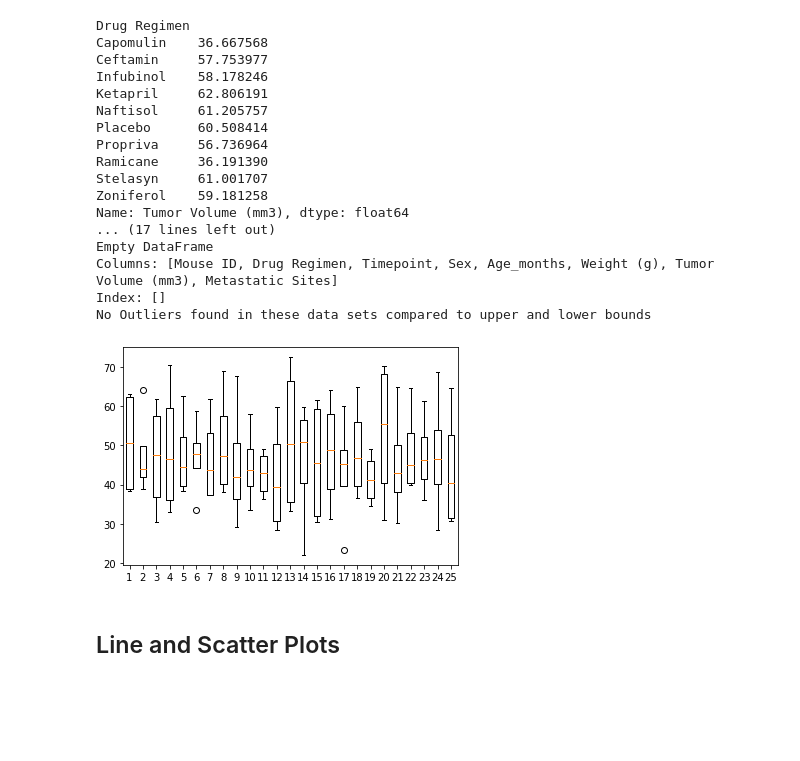
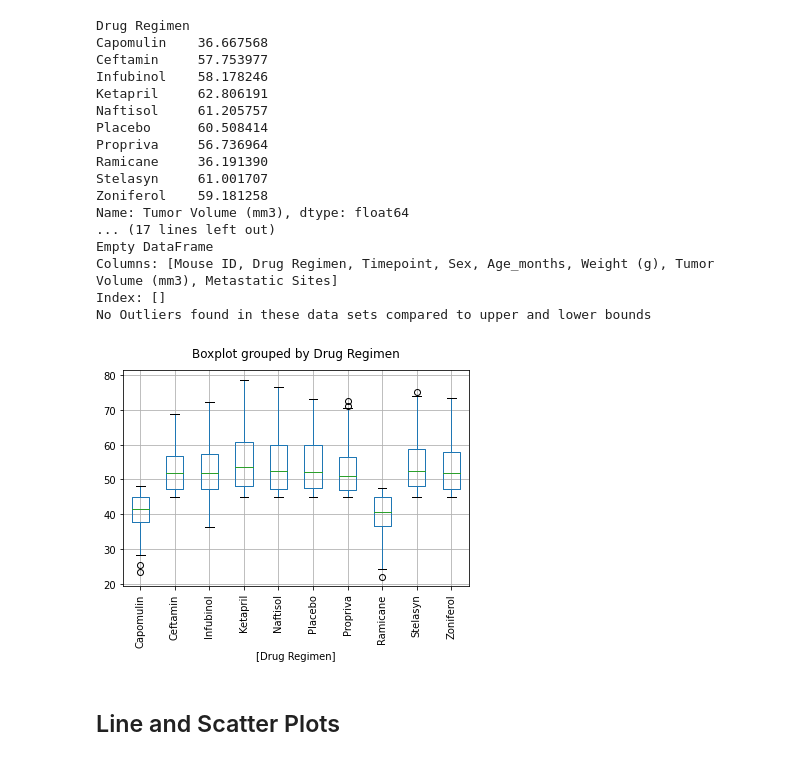
Before and after one commit to obfrap/Pymaceuticals, a Jupyter notebook: Pymaceuticals/pymaceuticals_starter-Current.ipynb, the cells around one changed output. Drawn from its saved outputs; the diff is of its cells as text; code cells hidden in the pictures; blank space fills up the shorter version.

Commit message:
Cleaned code, fixed error with box plot labels.  Updated comments

```diff
--- a/Pymaceuticals/pymaceuticals_starter-Current.ipynb
+++ b/Pymaceuticals/pymaceuticals_starter-Current.ipynb
@@ -403,23 +403,16 @@ Empty DataFrame
 Columns: [Mouse ID, Drug Regimen, Timepoint, Sex, Age_months, Weight (g), Tumor Volume (mm3), Metastatic Sites]
 Index: []
 No Outliers found in these data sets compared to upper and lower bounds
-# %%
-# Generate a box plot of the final tumor volume of each mouse across four regimens of interest
-cap_box=(cap_df['Tumor Volume (mm3)']).values
-ram_box=ram_df['Tumor Volume (mm3)'].values
-prop_box=prop_df['Tumor Volume (mm3)'].values
-ceft_box=ceft_df['Tumor Volume (mm3)'].values
-
-box_comb={"Cap":cap_box, "Ram":ram_box, "Prop":prop_box, "Ceft":ceft_box}
-box_final=pd.DataFrame(box_comb)
-box_final
-
-fig, ax = plt.subplots()
-ax.boxplot(box_final)
-
-plt.show()
-# %% [output]
-[figure, removed]
+# %%
+# Generate a box plot of the final tumor volume of each mouse across four regimens of interest
+cleaned_combined_df[['Drug Regimen', 'Tumor Volume (mm3)']].boxplot(by='Drug Regimen')
+
+#Adjust title and x ticks to be visable.
+plt.title("")
+plt.xticks(rotation=90)
+plt.show()
+# %% [output]
+[figure, added]
 # %% [markdown]
 ## Line and Scatter Plots
 # %%
```
Also changed, not shown: parts of 2 cells of this notebook.
